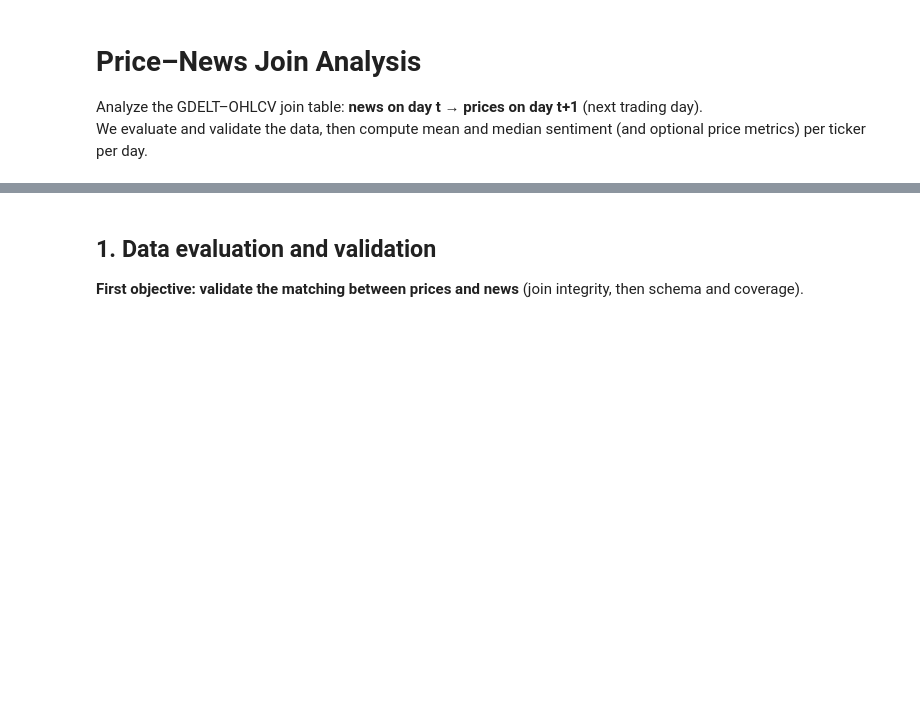
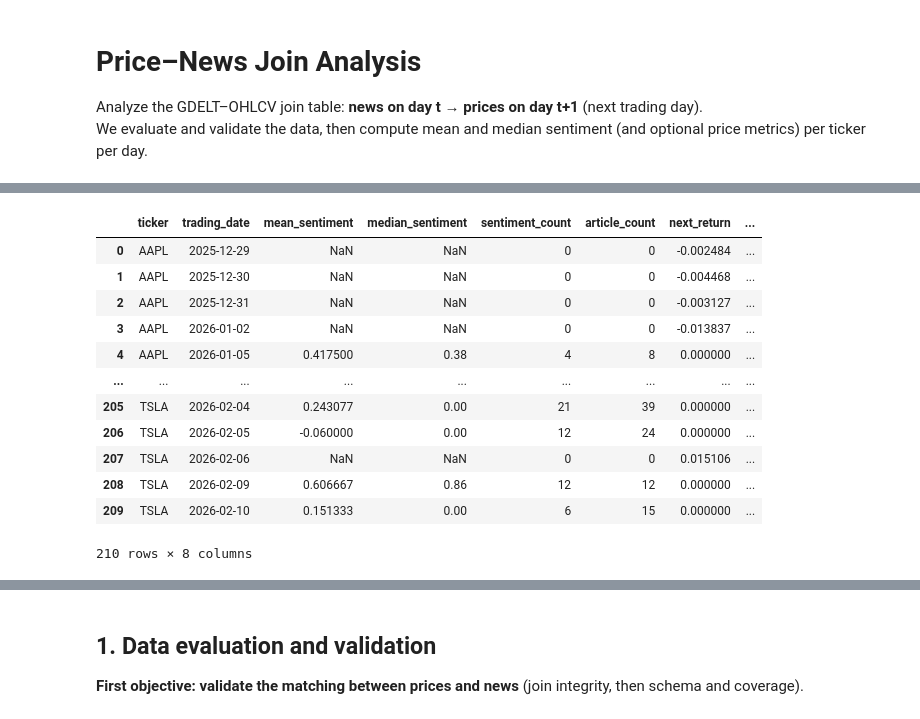
Before and after one commit to Trevor5008/market-sentiment-analysis, a Jupyter notebook: docs/eda/sprint_3/notebooks/price_news_analysis.ipynb, the cells around one changed output, grey strips where cells are left out. Drawn from its saved outputs; the diff is of its cells as text; code cells hidden in the pictures; blank space fills up the shorter version.

```diff
--- a/docs/eda/sprint_3/notebooks/price_news_analysis.ipynb
+++ b/docs/eda/sprint_3/notebooks/price_news_analysis.ipynb
@@ -30,0 +114,33 @@ Columns: ['seendate', 'url', 'title', 'language', 'domain', 'socialimage', 'comp
+# %%
+merged = alt_join_df.sort_values(['ticker', 'trading_date'])
+
+# Create next day's close based on each ticker's last close
+merged['next_close'] = merged.groupby('ticker')['close'].shift(-1)
+# Calculate next day's return
+merged['next_return'] = (merged['next_close'] - merged['close']) / merged['close']
+# Calculate absolute return
+merged['abs_return'] = merged['next_return'].abs()
+
+daily = merged.groupby(['ticker', 'trading_date']).agg(
+    mean_sentiment=('sentiment_score', 'mean'),
+    median_sentiment=('sentiment_score', 'median'),
+    sentiment_count=('sentiment_present', 'sum'),
+    article_count=('title', 'count'),
+    next_return=('next_return', 'first'),
+    abs_return=('abs_return', 'first')
+).reset_index()
+daily
+# %% [output]
+|  | ticker | trading_date | mean_sentiment | median_sentiment | sentiment_count | article_count | next_return | ... |
+| 0 | AAPL | 2025-12-29 | NaN | NaN | 0 | 0 | -0.002484 | ... |
+| 1 | AAPL | 2025-12-30 | NaN | NaN | 0 | 0 | -0.004468 | ... |
+| 2 | AAPL | 2025-12-31 | NaN | NaN | 0 | 0 | -0.003127 | ... |
+| 3 | AAPL | 2026-01-02 | NaN | NaN | 0 | 0 | -0.013837 | ... |
+| 4 | AAPL | 2026-01-05 | 0.417500 | 0.38 | 4 | 8 | 0.000000 | ... |
+| ... | ... | ... | ... | ... | ... | ... | ... | ... |
+| 205 | TSLA | 2026-02-04 | 0.243077 | 0.00 | 21 | 39 | 0.000000 | ... |
+| 206 | TSLA | 2026-02-05 | -0.060000 | 0.00 | 12 | 24 | 0.000000 | ... |
+| 207 | TSLA | 2026-02-06 | NaN | NaN | 0 | 0 | 0.015106 | ... |
+| 208 | TSLA | 2026-02-09 | 0.606667 | 0.86 | 12 | 12 | 0.000000 | ... |
+| 209 | TSLA | 2026-02-10 | 0.151333 | 0.00 | 6 | 15 | 0.000000 | ... |
+210 rows × 8 columns
```
Also changed, not shown: parts of 19 cells of this notebook, 3 other files.
